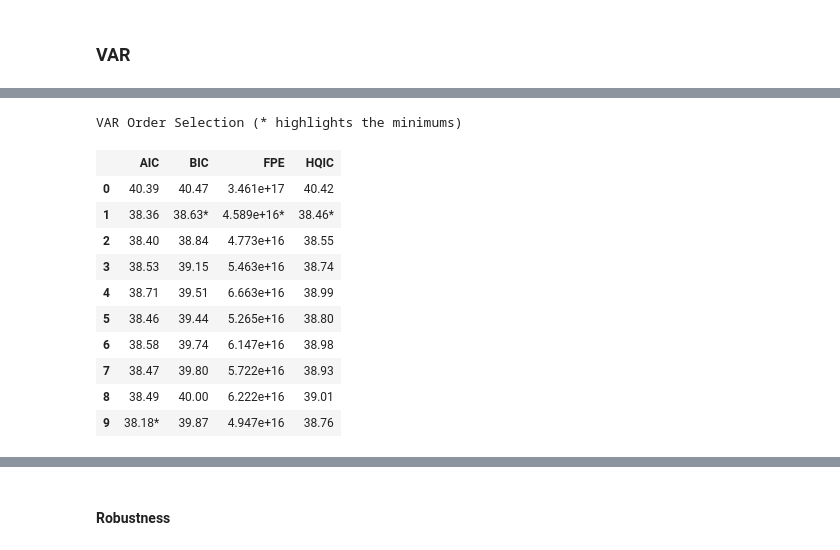
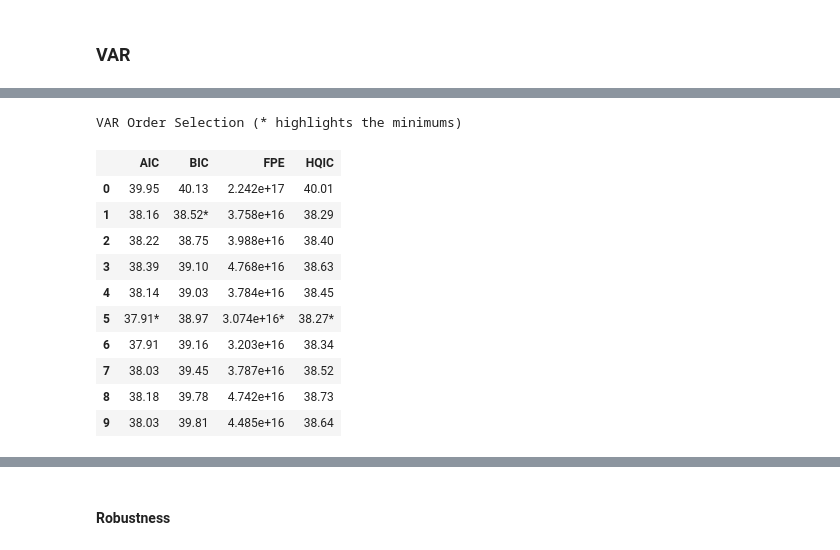
Before and after one commit to worldbank/pacific-observatory, a Jupyter notebook: scripts/notebooks/EDA-Fiji.ipynb, the cells around one changed output, grey strips where cells are left out. Drawn from its saved outputs; the diff is of its cells as text; code cells hidden in the pictures.

```diff
--- a/scripts/notebooks/EDA-Fiji.ipynb
+++ b/scripts/notebooks/EDA-Fiji.ipynb
@@ -193,22 +206,26 @@ result
 # %%
 from statsmodels.tsa.api import VAR
 
-fj_train = fj_merged[["total", "seats_arrivals_intl"]]
+fj_train = fj_merged[["total", "seats_arrivals_intl", "seats_arrivals_total"]]
+
+fj_train["covid"] = (fj_train.index >= 15).tolist()
+fj_train["covid"] = fj_train["covid"].astype(int)
+fj_merged["covid"] = fj_train["covid"]
 
 # Selection of lag p using AIC
-model = VAR(fj_train)
+model = VAR(fj_train[["total", "seats_arrivals_intl"]], exog=fj_train["covid"])
 res = model.select_order(9)
 res.summary()
 # %% [output]
 VAR Order Selection (* highlights the minimums)
 |  | AIC | BIC | FPE | HQIC |
-| 0 | 40.39 | 40.47 | 3.461e+17 | 40.42 |
-| 1 | 38.36 | 38.63* | 4.589e+16* | 38.46* |
-| 2 | 38.40 | 38.84 | 4.773e+16 | 38.55 |
-| 3 | 38.53 | 39.15 | 5.463e+16 | 38.74 |
-| 4 | 38.71 | 39.51 | 6.663e+16 | 38.99 |
-| 5 | 38.46 | 39.44 | 5.265e+16 | 38.80 |
-| 6 | 38.58 | 39.74 | 6.147e+16 | 38.98 |
-| 7 | 38.47 | 39.80 | 5.722e+16 | 38.93 |
-| 8 | 38.49 | 40.00 | 6.222e+16 | 39.01 |
-| 9 | 38.18* | 39.87 | 4.947e+16 | 38.76 |
+| 0 | 39.95 | 40.13 | 2.242e+17 | 40.01 |
+| 1 | 38.16 | 38.52* | 3.758e+16 | 38.29 |
+| 2 | 38.22 | 38.75 | 3.988e+16 | 38.40 |
+| 3 | 38.39 | 39.10 | 4.768e+16 | 38.63 |
+| 4 | 38.14 | 39.03 | 3.784e+16 | 38.45 |
+| 5 | 37.91* | 38.97 | 3.074e+16* | 38.27* |
+| 6 | 37.91 | 39.16 | 3.203e+16 | 38.34 |
+| 7 | 38.03 | 39.45 | 3.787e+16 | 38.52 |
+| 8 | 38.18 | 39.78 | 4.742e+16 | 38.73 |
+| 9 | 38.03 | 39.81 | 4.485e+16 | 38.64 |
```
Also changed, not shown: parts of 13 cells of this notebook, 11 other files.
